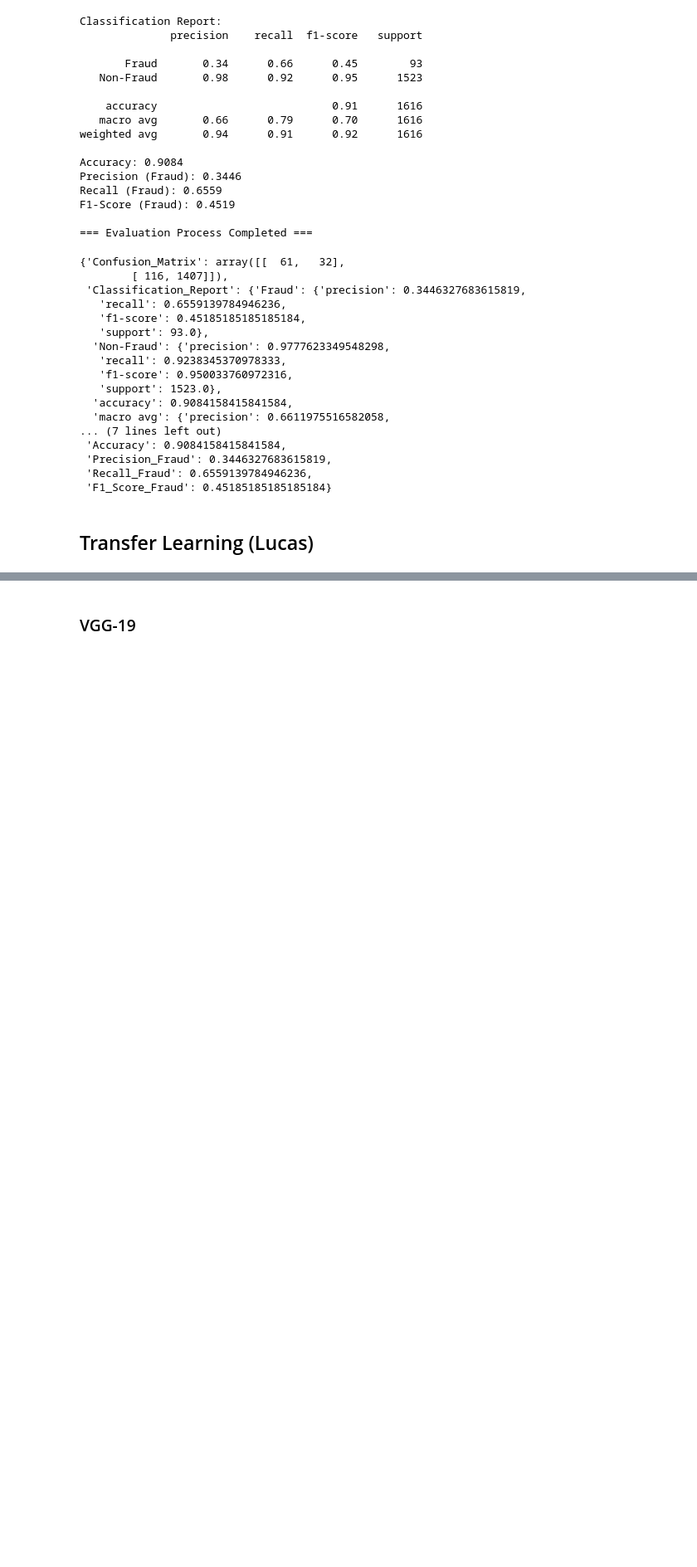
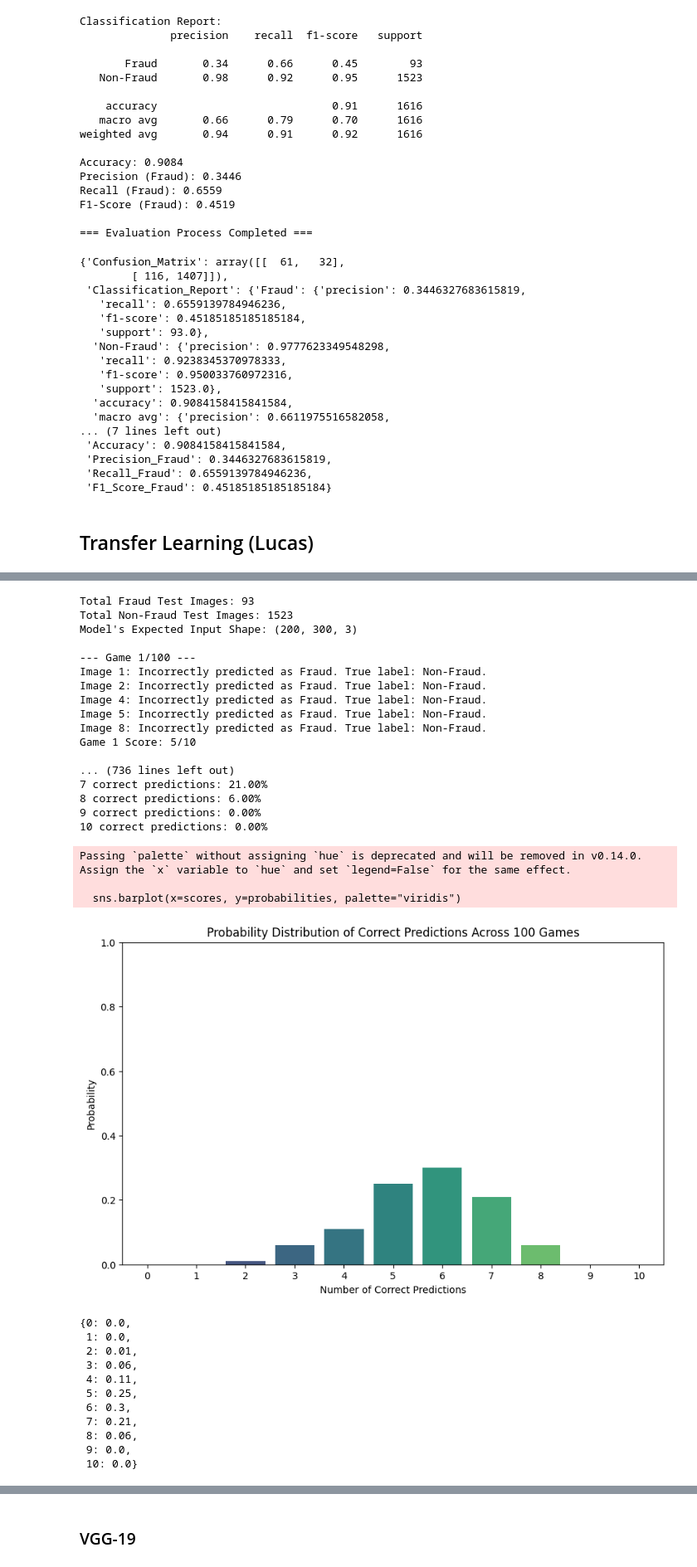
Before and after one commit to Lucas-Mueller/Beat-the-Model-Creation, a Jupyter notebook: Model_Creation.ipynb, the cells around one changed output, grey strips where cells are left out. Shown at 83% size. Drawn from its saved outputs; the diff is of its cells as text; code cells hidden in the pictures; blank space fills up the shorter version.

```diff
--- a/Model_Creation.ipynb
+++ b/Model_Creation.ipynb
@@ -40,7 +45,7 @@ Metal is available and working correctly.
 # %%
 resolution_horizontal = 300
 resolution_vertical = 200
-color_channels = 1
+color_channels = 3
 # %% [markdown]
 ## Data Loading & Preprocessing
 # %% [markdown]
@@ -144,6 +149,22 @@ def create_labels(num_fraud, num_non_fraud):
         y_non_fraud[i] = [0, 1]
 
     return np.concatenate((y_fraud, y_non_fraud))
+# %%
+def get_all_image_paths(directory):
+    """
+    Retrieves all image file paths from the specified directory.
+
+    Parameters:
+        directory (str): Path to the directory containing images.
+
+    Returns:
+        list: List of image file paths.
+    """
+    supported_extensions = ['.png', '.jpg', '.jpeg', '.bmp', '.gif']
+    image_paths = []
+    for ext in supported_extensions:
+        image_paths.extend(glob.glob(os.path.join(directory, f'*{ext}')))
+    return image_paths
 # %% [markdown]
 ### Training Function
 # %%
@@ -660,0 +772,25 @@ from keras.callbacks import EarlyStopping, ReduceLROnPlateau, ModelCheckpoint
+# %%
+# V1
+
+# Define training parameters
+number_of_fraud = 372
+number_of_non_fraud = 400
+epochs_training = 10
+epochs_fit = 5
+batch_size = 64
+resolution_horizontal = resolution_horizontal
+resolution_vertical = resolution_vertical
+validation_split = 0.15
+
+# Train the model using the defined function
+EfficientNetB3_custom_1 = train_model_in_batches(
+    model=EfficientNetB3_custom,
+    number_of_fraud=number_of_fraud,
+    number_of_non_fraud=number_of_non_fraud,
+    epochs_training=epochs_training,
+    epochs_fit=epochs_fit,
+    batch_size=batch_size,
+    resolution_horizontal=resolution_horizontal,
+    resolution_vertical=resolution_vertical,
+    validation_split=validation_split,
+    filepath_save= "models/Enet_B3_1.keras")
@@ -660,0 +825,35 @@ from keras.callbacks import EarlyStopping, ReduceLROnPlateau, ModelCheckpoint
+# %%
+simulate_games(model=EfficientNetB3_custom_1, num_runs=100, images_per_game=10)
+# %% [output]
+Total Fraud Test Images: 93
+Total Non-Fraud Test Images: 1523
+Model's Expected Input Shape: (200, 300, 3)
+
+--- Game 1/100 ---
+Image 1: Incorrectly predicted as Fraud. True label: Non-Fraud.
+Image 2: Incorrectly predicted as Fraud. True label: Non-Fraud.
+Image 4: Incorrectly predicted as Fraud. True label: Non-Fraud.
+Image 5: Incorrectly predicted as Fraud. True label: Non-Fraud.
+Image 8: Incorrectly predicted as Fraud. True label: Non-Fraud.
+Game 1 Score: 5/10
+
+... (736 lines left out)
+7 correct predictions: 21.00%
+8 correct predictions: 6.00%
+9 correct predictions: 0.00%
+10 correct predictions: 0.00%
+Passing `palette` without assigning `hue` is deprecated and will be removed in v0.14.0. Assign the `x` variable to `hue` and set `legend=False` for the same effect.
+
+  sns.barplot(x=scores, y=probabilities, palette="viridis")
+[figure, added]
+{0: 0.0,
+ 1: 0.0,
+ 2: 0.01,
+ 3: 0.06,
+ 4: 0.11,
+ 5: 0.25,
+ 6: 0.3,
+ 7: 0.21,
+ 8: 0.06,
+ 9: 0.0,
+ 10: 0.0}
```
Also changed, not shown: parts of 21 cells of this notebook, 1 other file.
